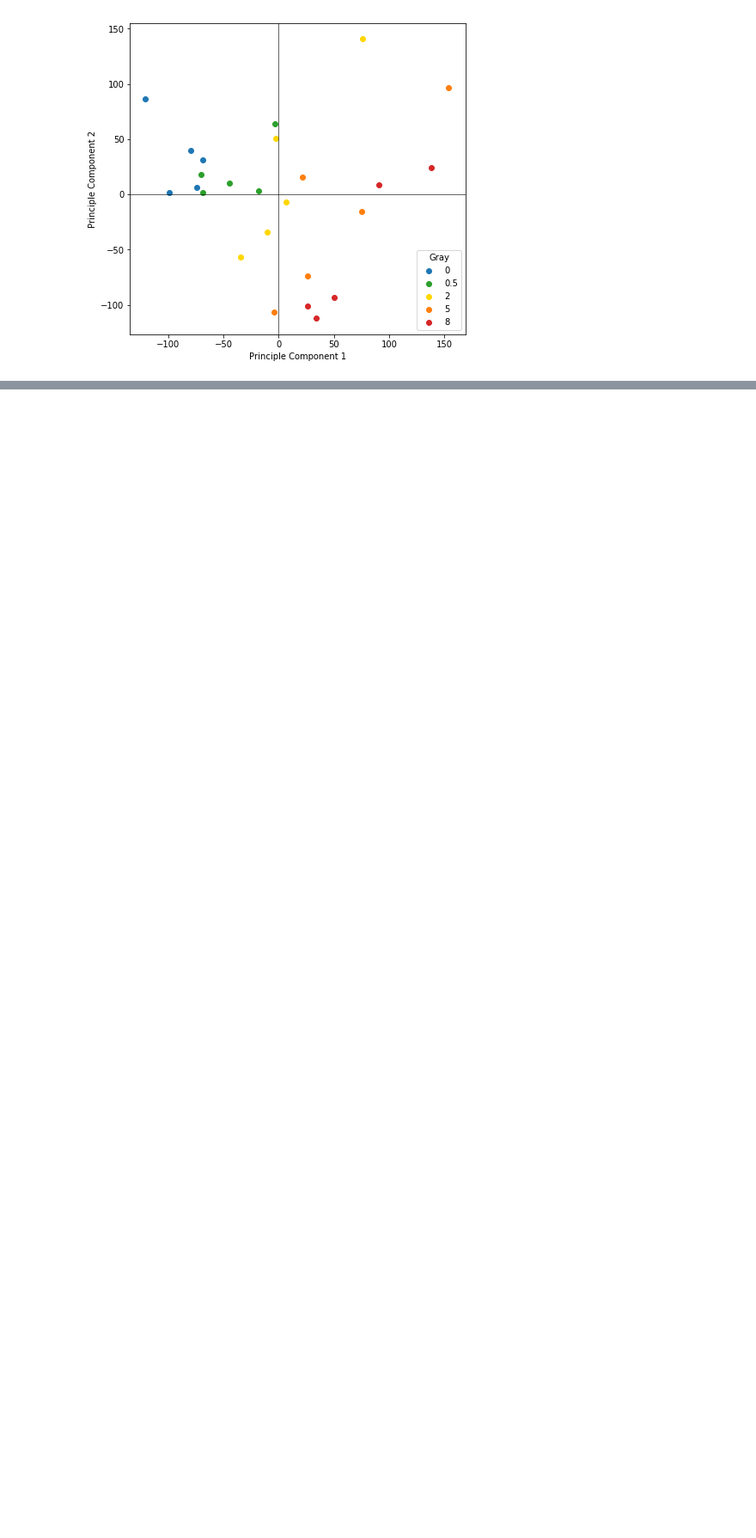
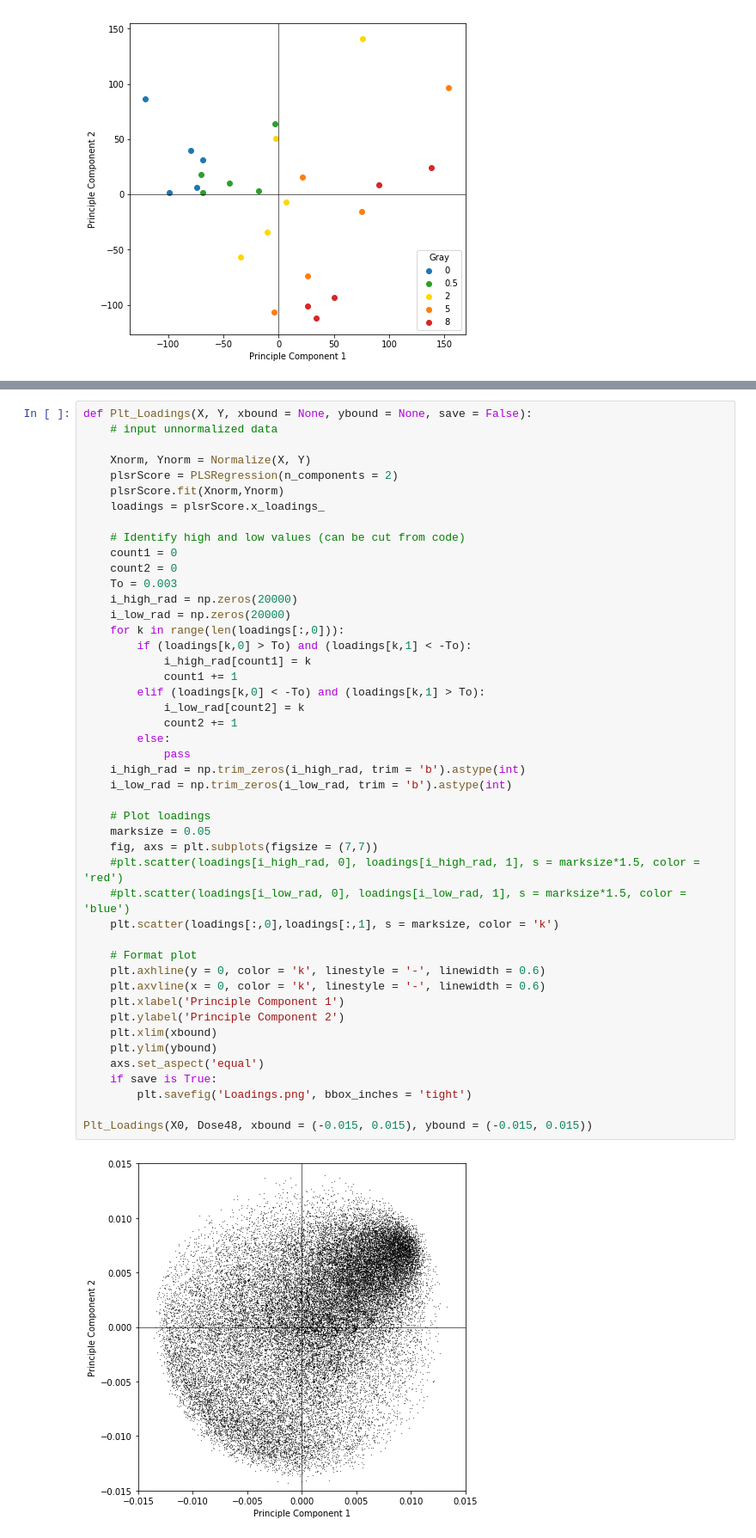
Before and after one commit to S-Ng/BE188_Final_Project, a Jupyter notebook: Greg_Simon_master.ipynb, the cells around one changed output, grey strips where cells are left out. Shown: that part at 86% size. Drawn from its saved outputs; the diff is of its cells as text; blank space fills up the shorter version.

```diff
--- a/Greg_Simon_master.ipynb
+++ b/Greg_Simon_master.ipynb
@@ -168,0 +155,48 @@ Plt_Scores(X0, Dose48)
+# %%
+def Plt_Loadings(X, Y, xbound = None, ybound = None, save = False):
+    # input unnormalized data
+
+    Xnorm, Ynorm = Normalize(X, Y)
+    plsrScore = PLSRegression(n_components = 2)
+    plsrScore.fit(Xnorm,Ynorm)
+    loadings = plsrScore.x_loadings_
+
+    # Identify high and low values (can be cut from code)
+    count1 = 0
+    count2 = 0
+    To = 0.003
+    i_high_rad = np.zeros(20000)
+    i_low_rad = np.zeros(20000)
+    for k in range(len(loadings[:,0])):
+        if (loadings[k,0] > To) and (loadings[k,1] < -To):
+            i_high_rad[count1] = k
+            count1 += 1
+        elif (loadings[k,0] < -To) and (loadings[k,1] > To):
+            i_low_rad[count2] = k
+            count2 += 1
+        else:
+            pass
+    i_high_rad = np.trim_zeros(i_high_rad, trim = 'b').astype(int)
+    i_low_rad = np.trim_zeros(i_low_rad, trim = 'b').astype(int)
+
+    # Plot loadings
+    marksize = 0.05
+    fig, axs = plt.subplots(figsize = (7,7))
+    #plt.scatter(loadings[i_high_rad, 0], loadings[i_high_rad, 1], s = marksize*1.5, color = 'red')
+    #plt.scatter(loadings[i_low_rad, 0], loadings[i_low_rad, 1], s = marksize*1.5, color = 'blue')
+    plt.scatter(loadings[:,0],loadings[:,1], s = marksize, color = 'k')
+
+    # Format plot
+    plt.axhline(y = 0, color = 'k', linestyle = '-', linewidth = 0.6)
+    plt.axvline(x = 0, color = 'k', linestyle = '-', linewidth = 0.6)
+    plt.xlabel('Principle Component 1')
+    plt.ylabel('Principle Component 2')
+    plt.xlim(xbound)
+    plt.ylim(ybound)
+    axs.set_aspect('equal')
+    if save is True:
+        plt.savefig('Loadings.png', bbox_inches = 'tight')
+
+Plt_Loadings(X0, Dose48, xbound = (-0.015, 0.015), ybound = (-0.015, 0.015))
+# %% [output]
+[figure, added]
```
Also changed, not shown: parts of 10 cells of this notebook.
